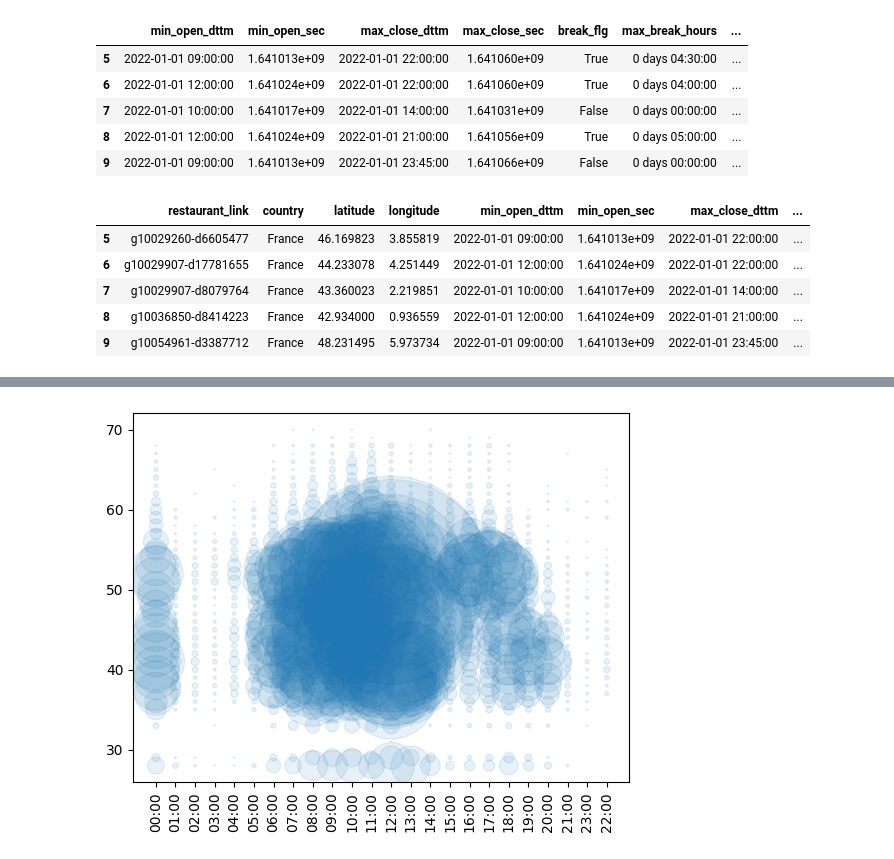
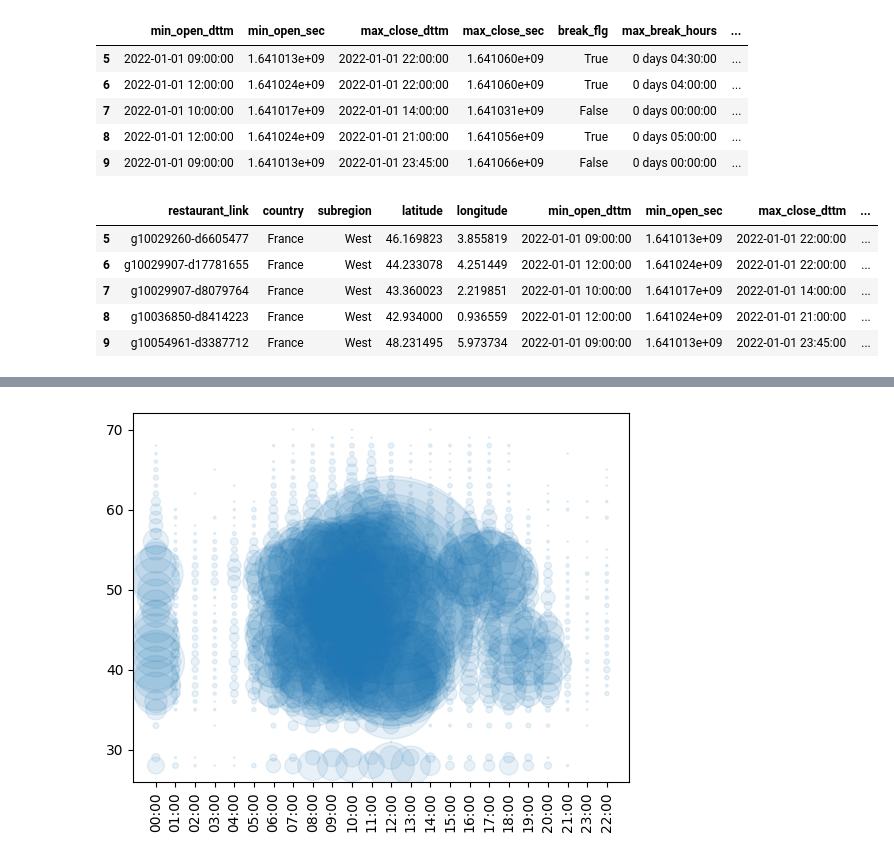
Before and after one commit to am-tropin/restaurant-europe, a Jupyter notebook: europe restaurant - exploration #2.ipynb, the cells around one changed output, grey strips where cells are left out. Cells and saved outputs as stored; diff of their text form; code cells hidden in the pictures.

```diff
--- a/europe restaurant - exploration #2.ipynb
+++ b/europe restaurant - exploration #2.ipynb
@@ -288,0 +351,9 @@ rating_of_column_values(df, 'features', separator=', ')
+# %%
+df_upd = copy.deepcopy(df)
+# df_upd = df_upd.drop(['column_2'], axis=1)
+df_upd = df_upd.drop(['original_location'], axis=1)
+df_upd['country_origin'] = df_upd['country']
+df_upd['country'] = df_upd.apply(lambda x: theUK(x['country']),axis=1)
+df_upd['subregion'] = df_upd.apply(lambda x: subreg[x['country']],axis=1)
+
+df_upd.head()
@@ -385,7 +464,7 @@ def new_schedule_parameters(test_dict):
 
     return schedule_dict
 # %%
-df_schedule = df[['restaurant_link', 'original_open_hours', 'country', 'latitude', 'longitude']].dropna()
+df_schedule = df_upd[['restaurant_link', 'original_open_hours']].dropna()
 df_schedule2 = df_schedule['original_open_hours'].apply(lambda x: pd.Series(new_schedule_parameters(dict_by_cell(x))))
 df_schedule2.head(5)
 # %% [output]
@@ -396,18 +475,18 @@ df_schedule2.head(5)
 | 8 | 2022-01-01 12:00:00 | 1.641024e+09 | 2022-01-01 21:00:00 | 1.641056e+09 | True | 0 days 05:00:00 | ... |
 | 9 | 2022-01-01 09:00:00 | 1.641013e+09 | 2022-01-01 23:45:00 | 1.641066e+09 | False | 0 days 00:00:00 | ... |
 # %%
-df_schedule3 = df[['restaurant_link', 'country', 'latitude', 'longitude']].merge(
+df_schedule3 = df_upd[['restaurant_link', 'country', 'subregion', 'latitude', 'longitude']].merge(
     df_schedule2,
     left_index=True, right_index=True
 )
 df_schedule3.head(5)
 # %% [output]
-|  | restaurant_link | country | latitude | longitude | min_open_dttm | min_open_sec | max_close_dttm | ... |
-| 5 | g10029260-d6605477 | France | 46.169823 | 3.855819 | 2022-01-01 09:00:00 | 1.641013e+09 | 2022-01-01 22:00:00 | ... |
-| 6 | g10029907-d17781655 | France | 44.233078 | 4.251449 | 2022-01-01 12:00:00 | 1.641024e+09 | 2022-01-01 22:00:00 | ... |
-| 7 | g10029907-d8079764 | France | 43.360023 | 2.219851 | 2022-01-01 10:00:00 | 1.641017e+09 | 2022-01-01 14:00:00 | ... |
-| 8 | g10036850-d8414223 | France | 42.934000 | 0.936559 | 2022-01-01 12:00:00 | 1.641024e+09 | 2022-01-01 21:00:00 | ... |
-| 9 | g10054961-d3387712 | France | 48.231495 | 5.973734 | 2022-01-01 09:00:00 | 1.641013e+09 | 2022-01-01 23:45:00 | ... |
+|  | restaurant_link | country | subregion | latitude | longitude | min_open_dttm | min_open_sec | max_close_dttm | ... |
+| 5 | g10029260-d6605477 | France | West | 46.169823 | 3.855819 | 2022-01-01 09:00:00 | 1.641013e+09 | 2022-01-01 22:00:00 | ... |
+| 6 | g10029907-d17781655 | France | West | 44.233078 | 4.251449 | 2022-01-01 12:00:00 | 1.641024e+09 | 2022-01-01 22:00:00 | ... |
+| 7 | g10029907-d8079764 | France | West | 43.360023 | 2.219851 | 2022-01-01 10:00:00 | 1.641017e+09 | 2022-01-01 14:00:00 | ... |
+| 8 | g10036850-d8414223 | France | West | 42.934000 | 0.936559 | 2022-01-01 12:00:00 | 1.641024e+09 | 2022-01-01 21:00:00 | ... |
+| 9 | g10054961-d3387712 | France | West | 48.231495 | 5.973734 | 2022-01-01 09:00:00 | 1.641013e+09 | 2022-01-01 23:45:00 | ... |
 # %%
 df_schedule3['min_open_tm'] = df_schedule3['min_open_dttm'].apply(lambda x: x.strftime("%H:%M"))
 df_schedule3['min_open_h'] = df_schedule3['min_open_dttm'].apply(lambda x: x.round(freq='H').strftime("%H:%M"))
```
Also changed, not shown: parts of 22 cells of this notebook, 5 other files.
